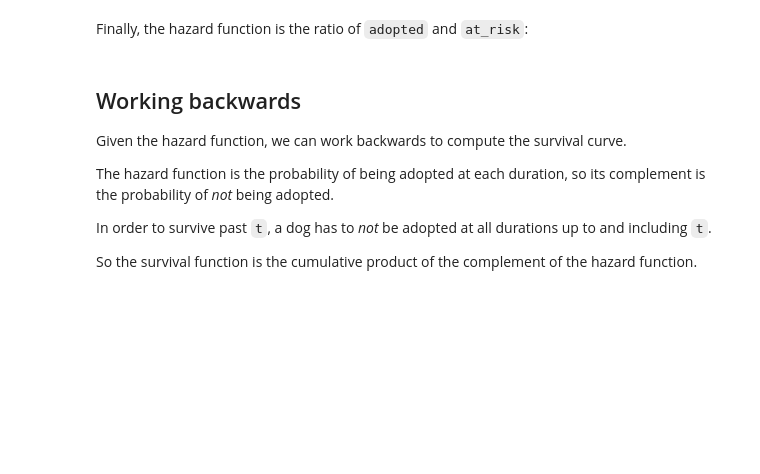
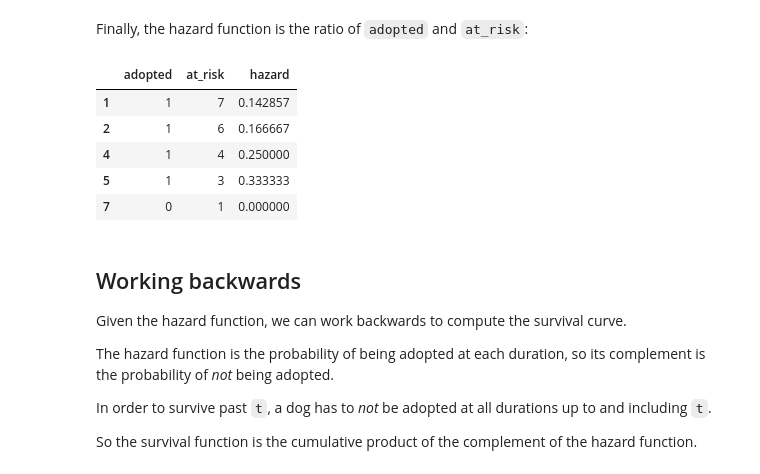
Before and after one commit to fotisz/DataSciencePython, a Jupyter notebook: 02_kaplan_meier.ipynb, the cells around one changed output. Saved outputs shown, nothing was run; the diff lists cells and outputs as text; code cells hidden in the pictures; blank space fills up the shorter version.

```diff
--- a/02_kaplan_meier.ipynb
+++ b/02_kaplan_meier.ipynb
@@ -161,5 +223,15 @@ For the next step, it will be easier to see what we're doing if we put the resul
 # %% [markdown]
 Finally, the hazard function is the ratio of `adopted` and `at_risk`:
+# %%
+df['hazard'] = df['adopted'] / df['at_risk']
+df
+# %% [output]
+|  | adopted | at_risk | hazard |
+| 1 | 1 | 7 | 0.142857 |
+| 2 | 1 | 6 | 0.166667 |
+| 4 | 1 | 4 | 0.250000 |
+| 5 | 1 | 3 | 0.333333 |
+| 7 | 0 | 1 | 0.000000 |
 # %% [markdown]
 ## Working backwards
 
```
Also changed, not shown: parts of 20 cells of this notebook.
